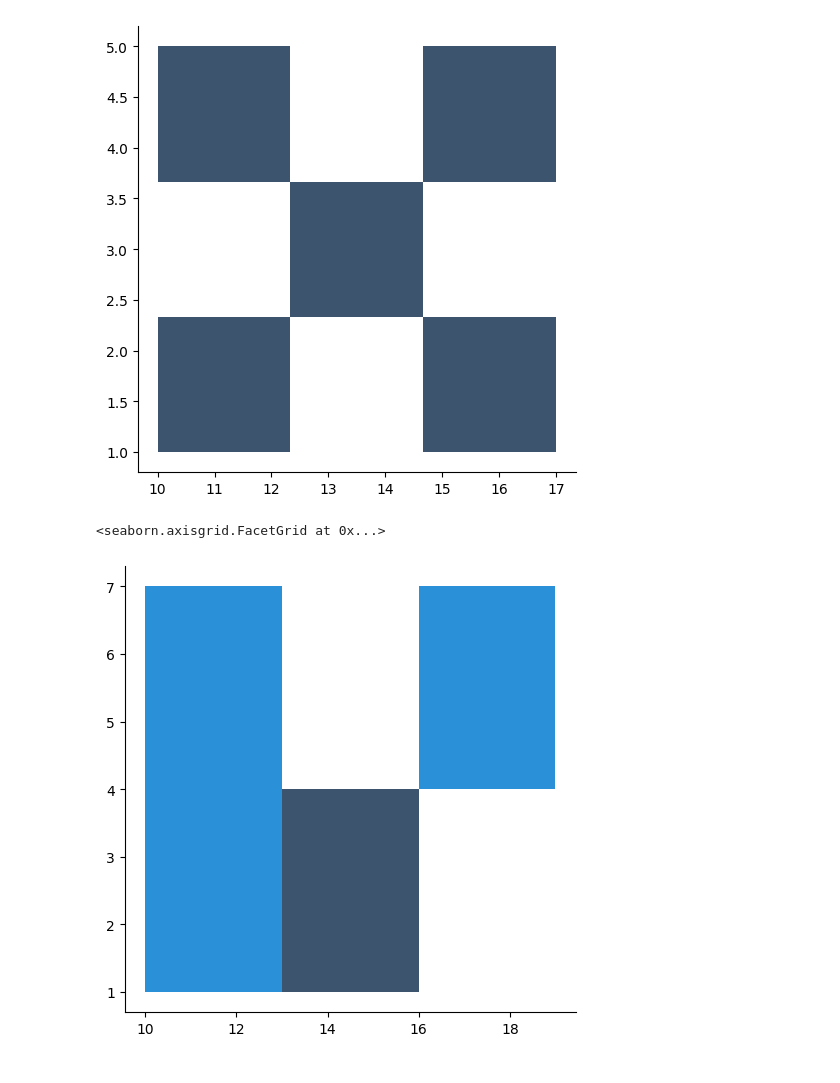
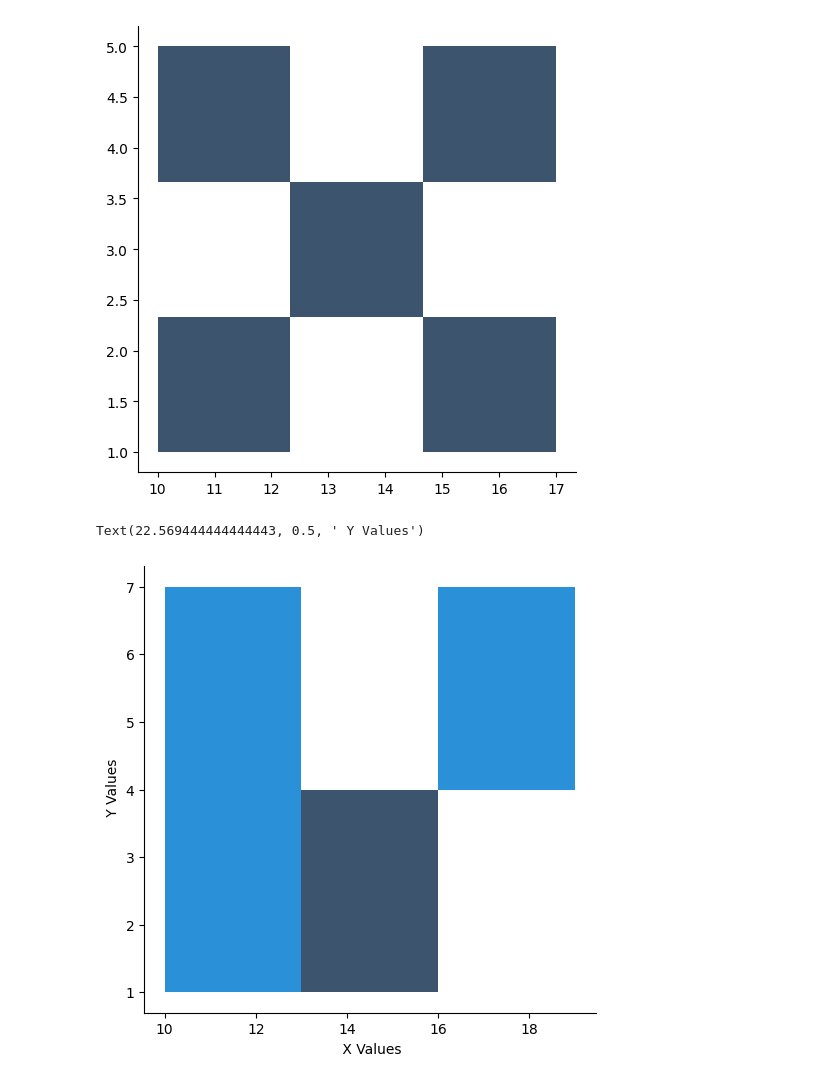
Before and after one commit to sachin5031/Python_Data_Analytics, a Jupyter notebook: seaborn.ipynb, the cells around one changed output. Drawn from its saved outputs; the diff is of its cells as text; code cells hidden in the pictures.

Commit message:
Seaborn file created

```diff
--- a/seaborn.ipynb
+++ b/seaborn.ipynb
@@ -52,6 +54,8 @@ sns.displot(x=y,y=x, bins=3)
 [figure]
 # %%
 sns.displot(x=y,y=x, binwidth=3)
+plt.xlabel(" X Values")
+plt.ylabel(" Y Values")
 # %% [output]
-<seaborn.axisgrid.FacetGrid at 0x...>
+Text(22.569444444444443, 0.5, ' Y Values')
-[figure, old version]
+[figure, new version]
```
Also changed, not shown: parts of 9 cells of this notebook.
